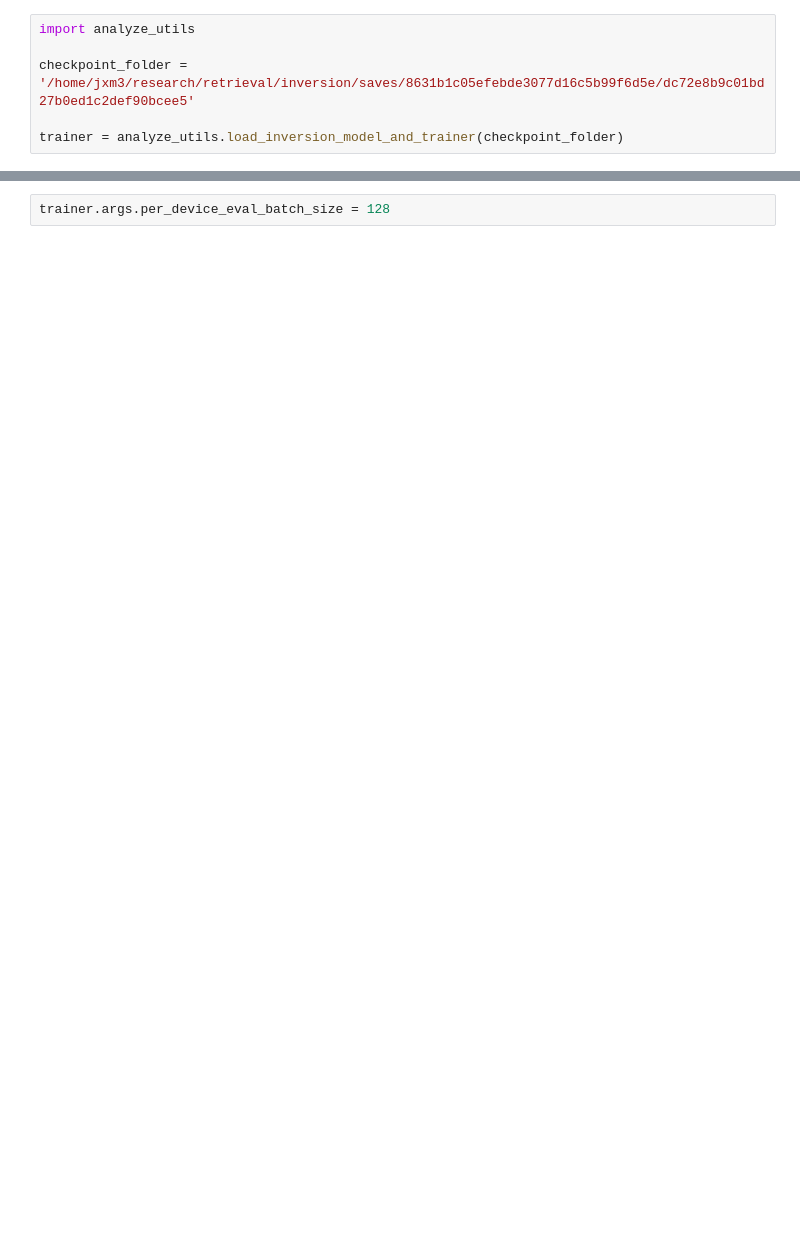
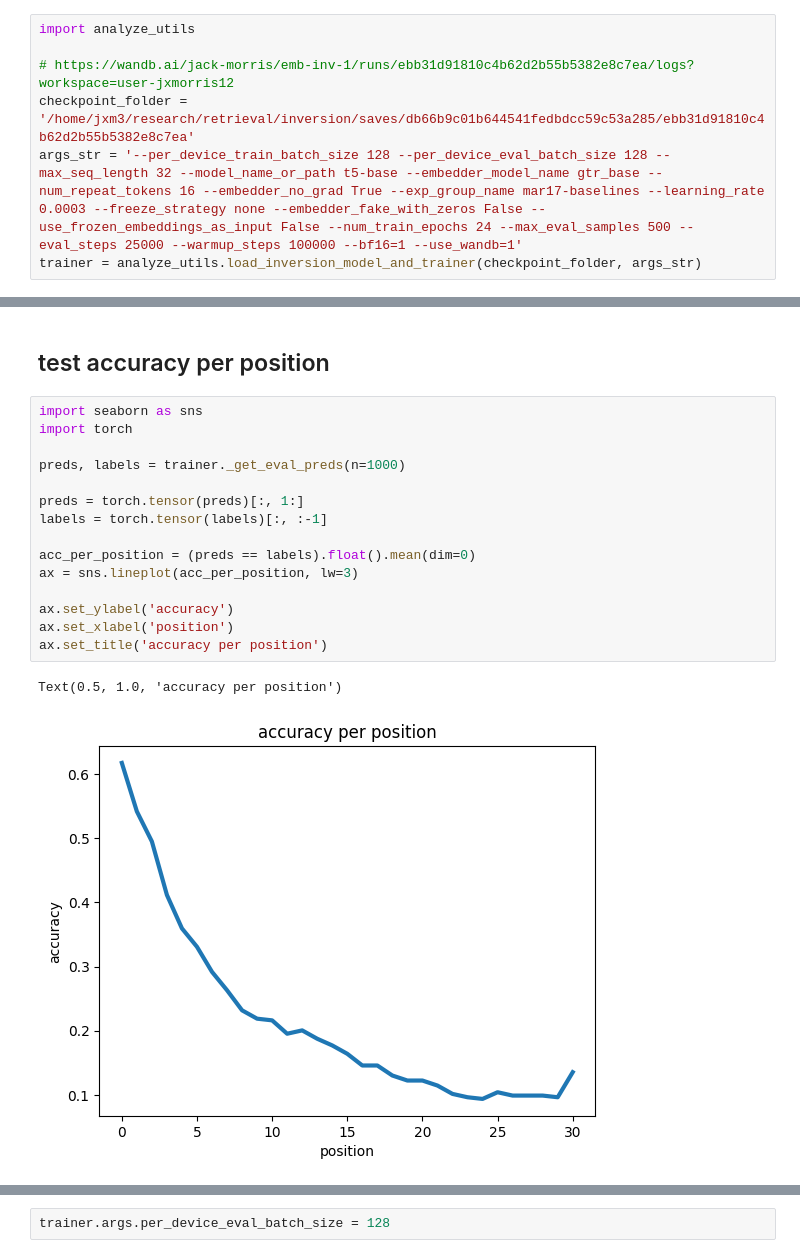
Before and after one commit to jxmorris12/vec2text, a Jupyter notebook: notebooks/2023-04-12 Decoding with token info [revisited].ipynb, the cells around one changed output, grey strips where cells are left out. Cells and saved outputs as stored; diff of their text form; blank space fills up the shorter version.

```diff
--- a/notebooks/2023-04-12 Decoding with token info [revisited].ipynb
+++ b/notebooks/2023-04-12 Decoding with token info [revisited].ipynb
@@ -9,6 +10,7 @@ sys.path.append('..')
 # %%
 import analyze_utils
 
-checkpoint_folder = '/home/jxm3/research/retrieval/inversion/saves/8631b1c05efebde3077d16c5b99f6d5e/dc72e8b9c01bd27b0ed1c2def90bcee5'
-
-trainer = analyze_utils.load_inversion_model_and_trainer(checkpoint_folder)
+# https://wandb.ai/jack-morris/emb-inv-1/runs/ebb31d91810c4b62d2b55b5382e8c7ea/logs?workspace=user-jxmorris12
+checkpoint_folder = '/home/jxm3/research/retrieval/inversion/saves/db66b9c01b644541fedbdcc59c53a285/ebb31d91810c4b62d2b55b5382e8c7ea'
+args_str = '--per_device_train_batch_size 128 --per_device_eval_batch_size 128 --max_seq_length 32 --model_name_or_path t5-base --embedder_model_name gtr_base --num_repeat_tokens 16 --embedder_no_grad True --exp_group_name mar17-baselines --learning_rate 0.0003 --freeze_strategy none --embedder_fake_with_zeros False --use_frozen_embeddings_as_input False --num_train_epochs 24 --max_eval_samples 500 --eval_steps 25000 --warmup_steps 100000 --bf16=1 --use_wandb=1'
+trainer = analyze_utils.load_inversion_model_and_trainer(checkpoint_folder, args_str)
@@ -24,0 +51,20 @@ print("metrics:", metrics)
+# %% [markdown]
+## test accuracy per position
+# %%
+import seaborn as sns
+import torch
+
+preds, labels = trainer._get_eval_preds(n=1000)
+
+preds = torch.tensor(preds)[:, 1:]
+labels = torch.tensor(labels)[:, :-1]
+
+acc_per_position = (preds == labels).float().mean(dim=0)
+ax = sns.lineplot(acc_per_position, lw=3)
+
+ax.set_ylabel('accuracy')
+ax.set_xlabel('position')
+ax.set_title('accuracy per position')
+# %% [output]
+Text(0.5, 1.0, 'accuracy per position')
+[figure, added]
```
Also changed, not shown: parts of 12 cells of this notebook, 6 other files.
